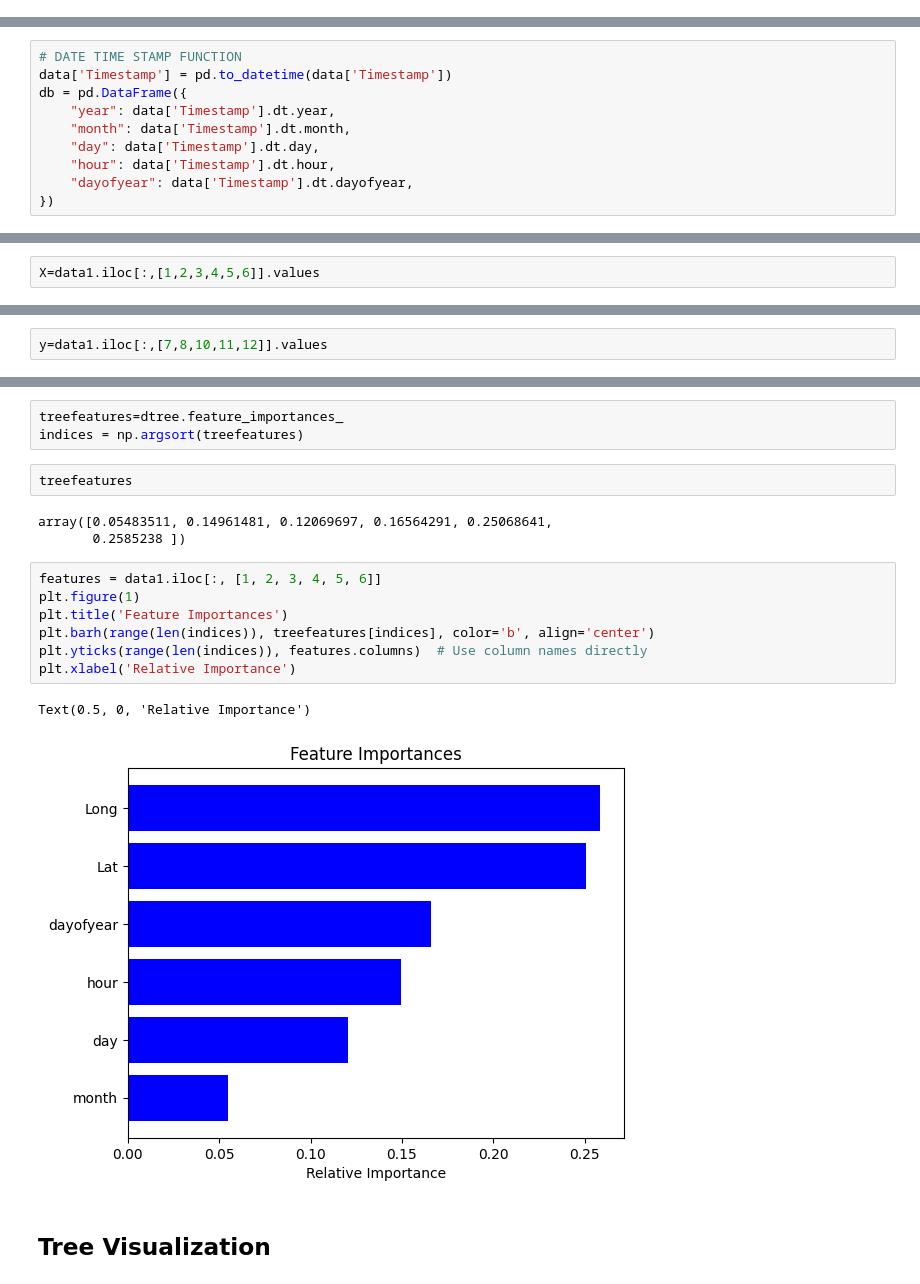
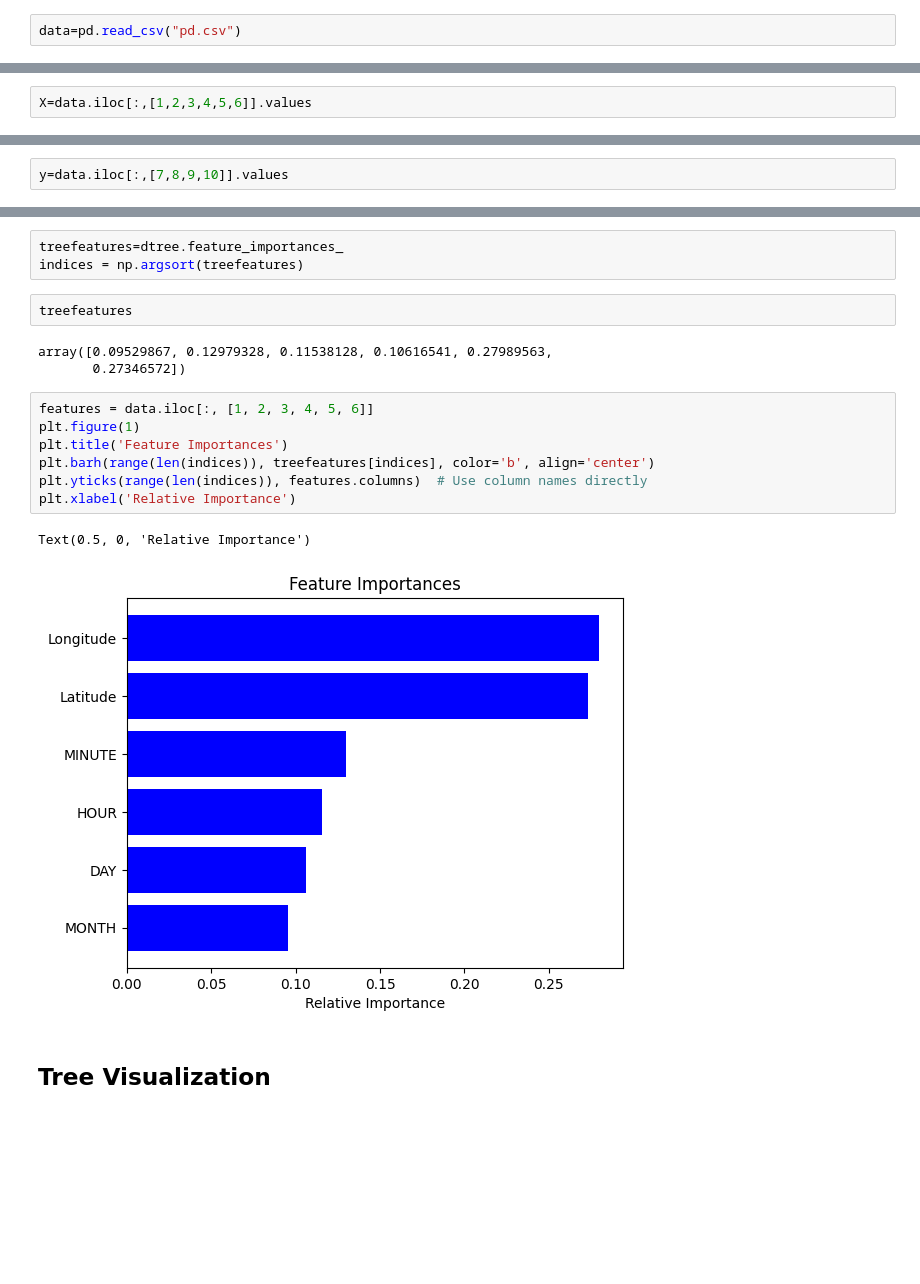
Before and after one commit to yashwaldia/Justice-Lens, a Jupyter notebook: PAASBAAN-crime-prediction/CrimePrediction.ipynb, the cells around one changed output, grey strips where cells are left out. Saved outputs shown, nothing was run; the diff lists cells and outputs as text; blank space fills up the shorter version.

```diff
--- a/PAASBAAN-crime-prediction/CrimePrediction.ipynb
+++ b/PAASBAAN-crime-prediction/CrimePrediction.ipynb
@@ -14,3 +12,5 @@ data=pd.read_csv("C:/Users/Yash Waldia/Desktop/crime1/PAASBAAN-crime-prediction/
+# %%
+data=pd.read_csv("pd.csv")
 # %%
 dataset.head()
 # %% [output]
@@ -53,13 +30,3 @@ Name: Timestamp, Length: 85180, dtype: datetime64[ns]
-# %%
-# DATE TIME STAMP FUNCTION
-data['Timestamp'] = pd.to_datetime(data['Timestamp'])
-db = pd.DataFrame({
-    "year": data['Timestamp'].dt.year,
-    "month": data['Timestamp'].dt.month,
-    "day": data['Timestamp'].dt.day,
-    "hour": data['Timestamp'].dt.hour,
-    "dayofyear": data['Timestamp'].dt.dayofyear,
-})
 # %%
 dataset1=dataset.drop('Timestamp',axis=1)
 # %%
@@ -125,7 +128,7 @@ df1.plot.kde()
 # %% [markdown]
 ## X & Y array
 # %%
-X=data1.iloc[:,[1,2,3,4,5,6]].values
+X=data.iloc[:,[1,2,3,4,5,6]].values
 # %%
 X
 # %% [output]
@@ -145,5 +148,5 @@ array([[  1.        ,   1.        ,   0.        ,   1.        ,
 # %%
-y=data1.iloc[:,[7,8,10,11,12]].values
+y=data.iloc[:,[7,8,9,10]].values
 # %%
 y
 # %% [output]
@@ -228,17 +231,17 @@ indices = np.argsort(treefeatures)
 # %%
 treefeatures
 # %% [output]
-array([0.05483511, 0.14961481, 0.12069697, 0.16564291, 0.25068641,
-       0.2585238 ])
+array([0.09529867, 0.12979328, 0.11538128, 0.10616541, 0.27989563,
+       0.27346572])
 # %%
-features = data1.iloc[:, [1, 2, 3, 4, 5, 6]]
+features = data.iloc[:, [1, 2, 3, 4, 5, 6]]
 plt.figure(1)
 plt.title('Feature Importances')
 plt.barh(range(len(indices)), treefeatures[indices], color='b', align='center')
 plt.yticks(range(len(indices)), features.columns)  # Use column names directly
 plt.xlabel('Relative Importance')
 # %% [output]
 Text(0.5, 0, 'Relative Importance')
-[figure, old version]
+[figure, new version]
 # %% [markdown]
 ## Tree Visualization
```
Also changed, not shown: parts of 35 cells of this notebook, 15 other files.
